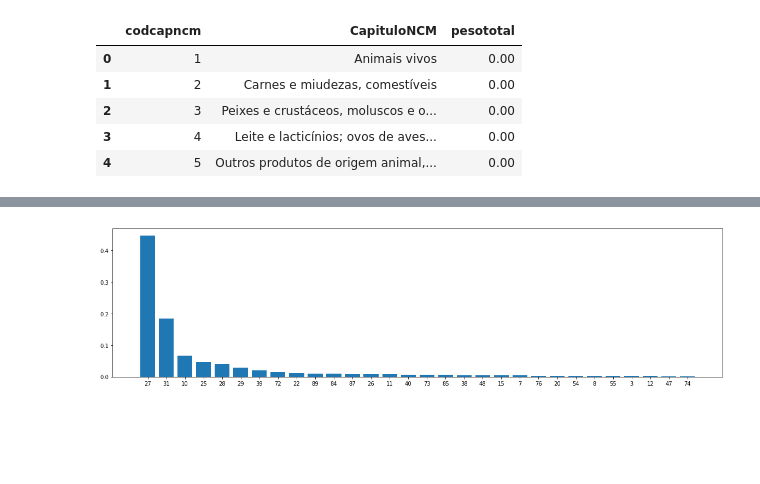
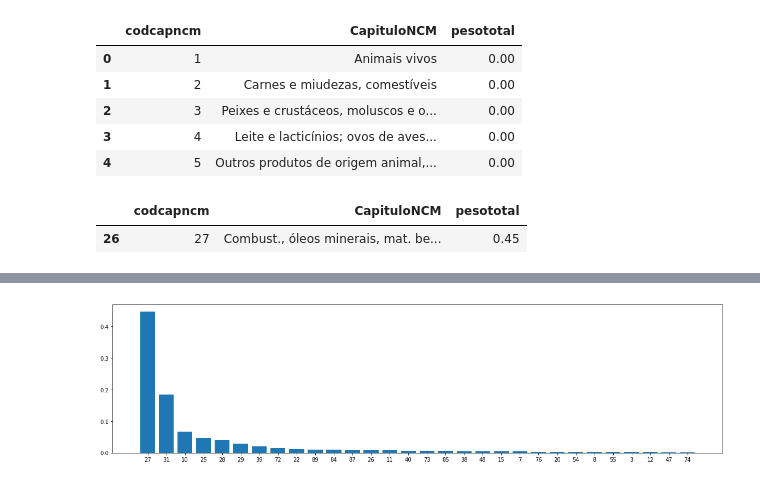
Before and after one commit to IvanBrasilico/laudos_dash, a Jupyter notebook: notebooks/TestesNCM.ipynb, the cells around one changed output, grey strips where cells are left out. Saved outputs shown, nothing was run; the diff lists cells and outputs as text; code cells hidden in the pictures; blank space fills up the shorter version.

```diff
--- a/notebooks/TestesNCM.ipynb
+++ b/notebooks/TestesNCM.ipynb
@@ -84,3 +91,10 @@ df_pesoncm.head()
 | 2 | 3 | Peixes e crustáceos, moluscos e o... | 0.00 |
 | 3 | 4 | Leite e lacticínios; ovos de aves... | 0.00 |
 | 4 | 5 | Outros produtos de origem animal,... | 0.00 |
+# %%
+df_filtered = df_pesoncm[df_pesoncm['codcapncm'].isin([27])]
+# %%
+df_filtered
+# %% [output]
+|  | codcapncm | CapituloNCM | pesototal |
+| 26 | 27 | Combust., óleos minerais, mat. be... | 0.45 |
```
Also changed, not shown: parts of 2 cells of this notebook, 3 other files.
